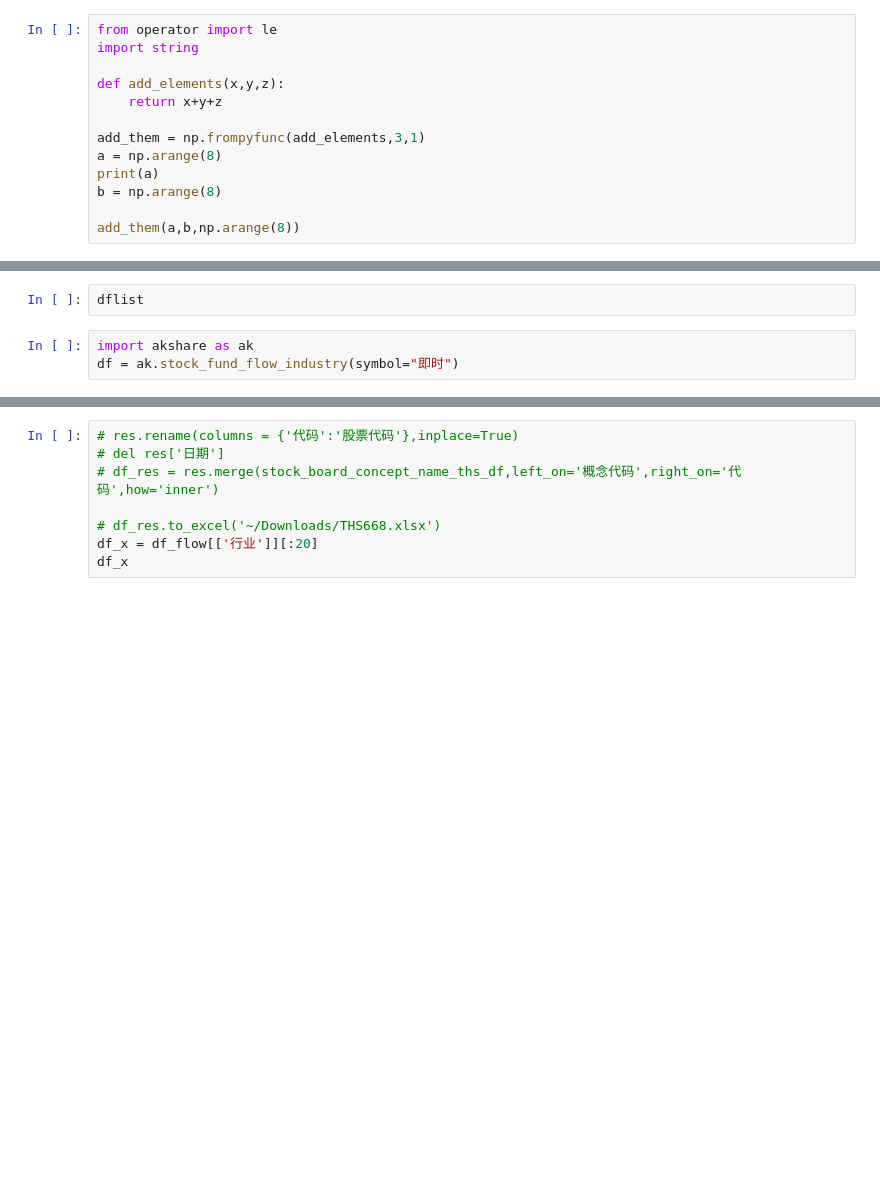
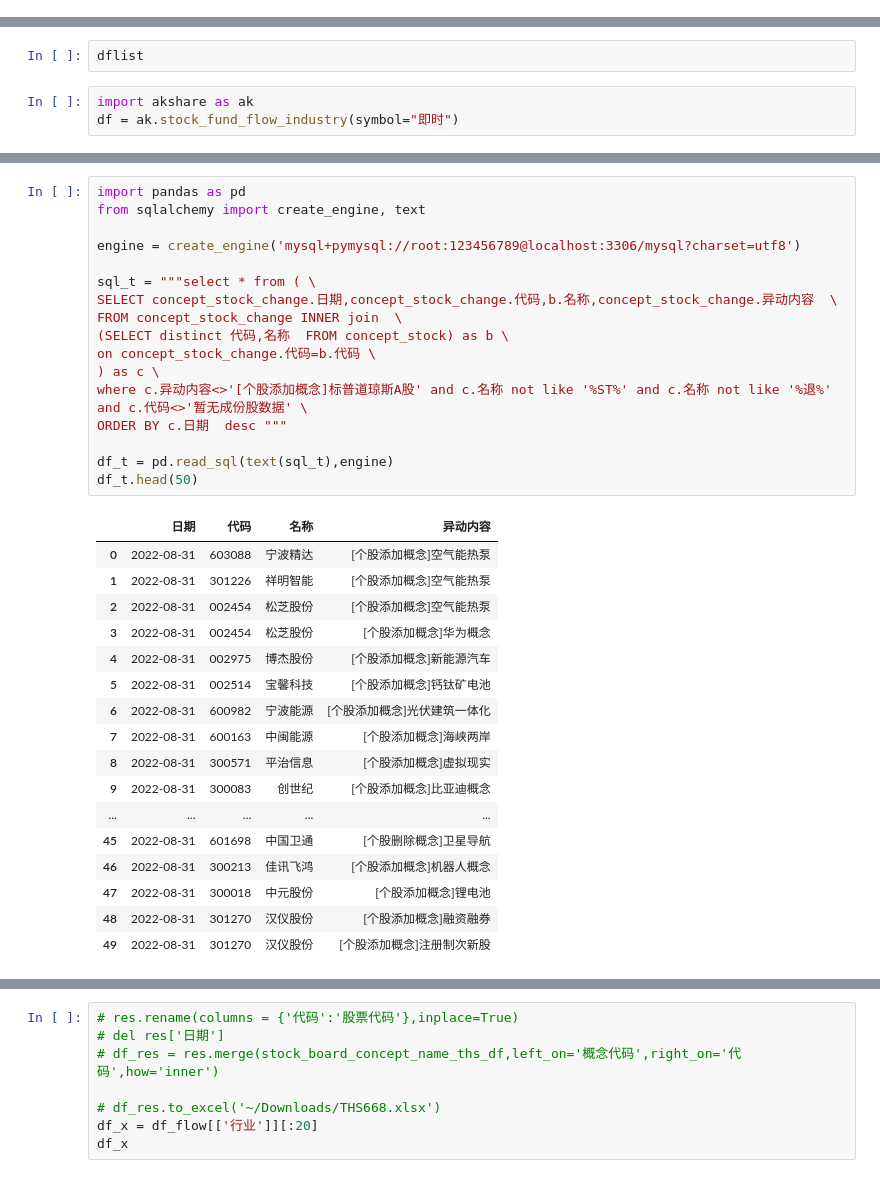
Before and after one commit to ifcheung2012/industryleader, a Jupyter notebook: joinquant.ipynb, the cells around one changed output, grey strips where cells are left out. Saved outputs shown, nothing was run; the diff lists cells and outputs as text; blank space fills up the shorter version.

```diff
--- a/joinquant.ipynb
+++ b/joinquant.ipynb
@@ -152,13 +8,0 @@ t
-# %%
-from operator import le
-import string
-
-def add_elements(x,y,z):
-    return x+y+z
-
-add_them = np.frompyfunc(add_elements,3,1)
-a = np.arange(8)
-print(a)
-b = np.arange(8)
-
-add_them(a,b,np.arange(8))
@@ -306,0 +156,35 @@ r2 = r1.sort_values(by=['名称'])
+# %%
+import pandas as pd
+from sqlalchemy import create_engine, text
+
+engine = create_engine('mysql+pymysql://root:123456789@localhost:3306/mysql?charset=utf8')
+
+sql_t = """select * from ( \
+SELECT concept_stock_change.日期,concept_stock_change.代码,b.名称,concept_stock_change.异动内容  \
+FROM concept_stock_change INNER join  \
+(SELECT distinct 代码,名称  FROM concept_stock) as b \
+on concept_stock_change.代码=b.代码 \
+) as c \
+where c.异动内容<>'[个股添加概念]标普道琼斯A股' and c.名称 not like '%ST%' and c.名称 not like '%退%' and c.代码<>'暂无成份股数据' \
+ORDER BY c.日期  desc """
+
+df_t = pd.read_sql(text(sql_t),engine)
+df_t.head(50)
+# %% [output]
+|  | 日期 | 代码 | 名称 | 异动内容 |
+| 0 | 2022-08-31 | 603088 | 宁波精达 | [个股添加概念]空气能热泵 |
+| 1 | 2022-08-31 | 301226 | 祥明智能 | [个股添加概念]空气能热泵 |
+| 2 | 2022-08-31 | 002454 | 松芝股份 | [个股添加概念]空气能热泵 |
+| 3 | 2022-08-31 | 002454 | 松芝股份 | [个股添加概念]华为概念 |
+| 4 | 2022-08-31 | 002975 | 博杰股份 | [个股添加概念]新能源汽车 |
+| 5 | 2022-08-31 | 002514 | 宝馨科技 | [个股添加概念]钙钛矿电池 |
+| 6 | 2022-08-31 | 600982 | 宁波能源 | [个股添加概念]光伏建筑一体化 |
+| 7 | 2022-08-31 | 600163 | 中闽能源 | [个股添加概念]海峡两岸 |
+| 8 | 2022-08-31 | 300571 | 平治信息 | [个股添加概念]虚拟现实 |
+| 9 | 2022-08-31 | 300083 | 创世纪 | [个股添加概念]比亚迪概念 |
+| ... | ... | ... | ... | ... |
+| 45 | 2022-08-31 | 601698 | 中国卫通 | [个股删除概念]卫星导航 |
+| 46 | 2022-08-31 | 300213 | 佳讯飞鸿 | [个股添加概念]机器人概念 |
+| 47 | 2022-08-31 | 300018 | 中元股份 | [个股添加概念]锂电池 |
+| 48 | 2022-08-31 | 301270 | 汉仪股份 | [个股添加概念]融资融券 |
+| 49 | 2022-08-31 | 301270 | 汉仪股份 | [个股添加概念]注册制次新股 |
```
Also changed, not shown: parts of 108 cells of this notebook, 12 other files.
